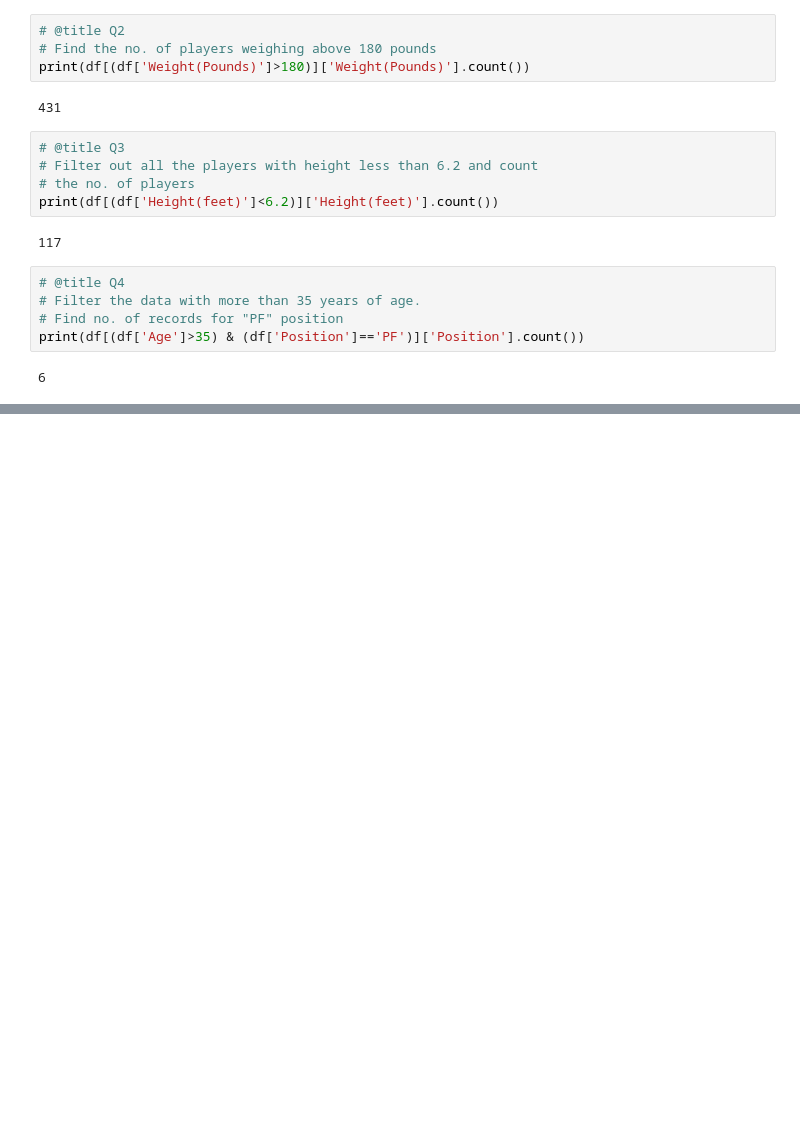
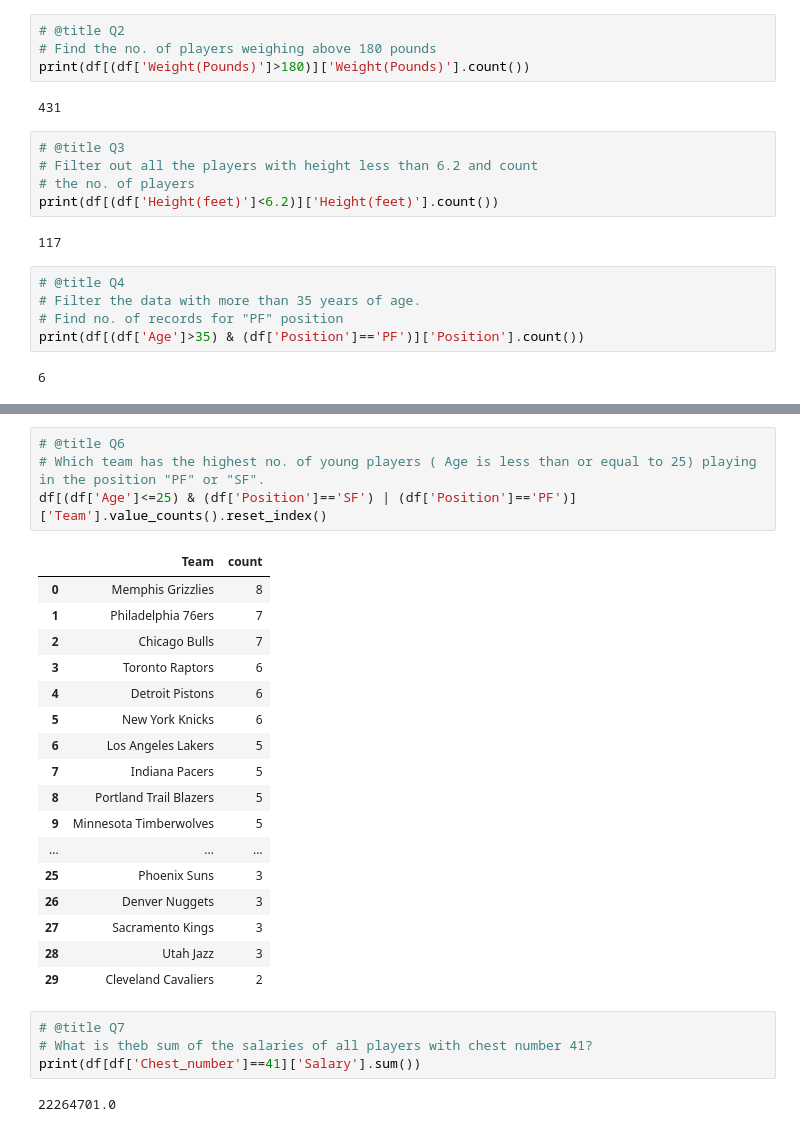
Before and after one commit to pedd1-Srividya/DS-AI-ML-And-Web-Devolopment-Practice, a Jupyter notebook: DS_ML_AI.ipynb, the cells around one changed output, grey strips where cells are left out. Saved outputs shown, nothing was run; the diff lists cells and outputs as text; blank space fills up the shorter version.

```diff
--- a/DS_ML_AI.ipynb
+++ b/DS_ML_AI.ipynb
@@ -1827,0 +1850,28 @@ print(df[(df['Age']>35) & (df['Position']=='PF')]['Position'].count())
+# %%
+# @title Q6
+# Which team has the highest no. of young players ( Age is less than or equal to 25) playing in the position "PF" or "SF".
+df[(df['Age']<=25) & (df['Position']=='SF') | (df['Position']=='PF')]['Team'].value_counts().reset_index()
+# %% [output]
+|  | Team | count |
+| 0 | Memphis Grizzlies | 8 |
+| 1 | Philadelphia 76ers | 7 |
+| 2 | Chicago Bulls | 7 |
+| 3 | Toronto Raptors | 6 |
+| 4 | Detroit Pistons | 6 |
+| 5 | New York Knicks | 6 |
+| 6 | Los Angeles Lakers | 5 |
+| 7 | Indiana Pacers | 5 |
+| 8 | Portland Trail Blazers | 5 |
+| 9 | Minnesota Timberwolves | 5 |
+| ... | ... | ... |
+| 25 | Phoenix Suns | 3 |
+| 26 | Denver Nuggets | 3 |
+| 27 | Sacramento Kings | 3 |
+| 28 | Utah Jazz | 3 |
+| 29 | Cleveland Cavaliers | 2 |
+# %%
+# @title Q7
+# What is theb sum of the salaries of all players with chest number 41?
+print(df[df['Chest_number']==41]['Salary'].sum())
+# %% [output]
+22264701.0
```
Also changed, not shown: parts of 9 cells of this notebook.
